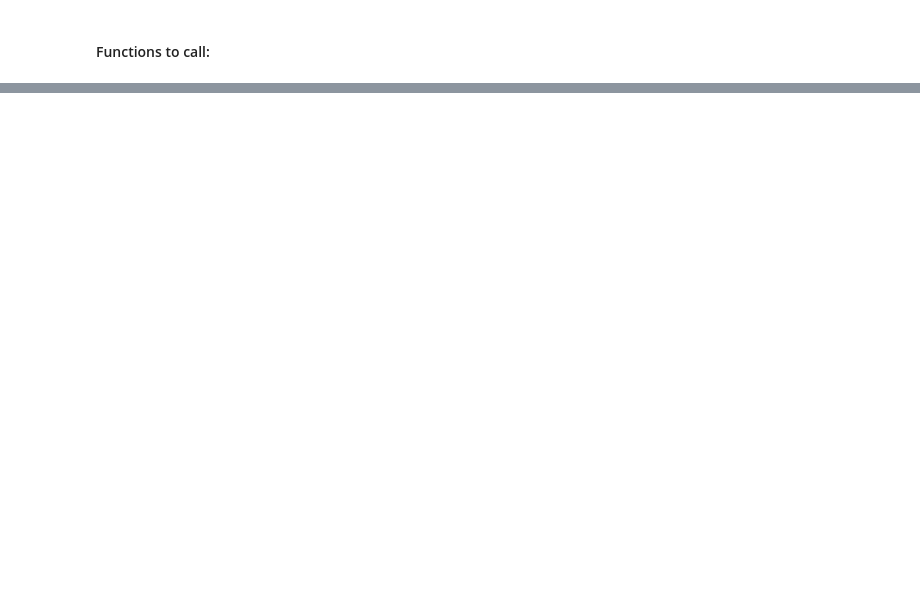
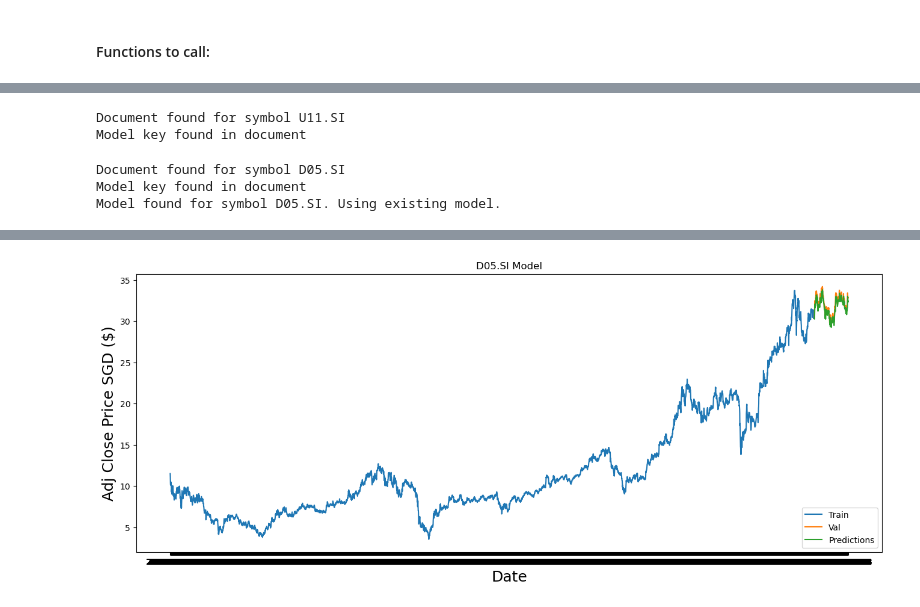
Before and after one commit to Darrel-Koh/Bulls-AI, a Jupyter notebook: mern/ML/modelTraining.ipynb, the cells around one changed output, grey strips where cells are left out. Drawn from its saved outputs; the diff is of its cells as text; code cells hidden in the pictures; blank space fills up the shorter version.

```diff
--- a/mern/ML/modelTraining.ipynb
+++ b/mern/ML/modelTraining.ipynb
@@ -109,0 +165,13 @@ train_size = int(len(weekly_data) * 0.8)
+# %%
+# Build the LSTM model
+model = Sequential()
+model.add(LSTM(50, return_sequences=True, input_shape=(x_train.shape[1], 1)))
+model.add(LSTM(50, return_sequences=False))
+model.add(Dense(25))
+model.add(Dense(1))
+
+# Compile the model
+model.compile(optimizer='adam', loss='mean_squared_error')
+
+# Train the model
+model.fit(x_train, y_train, batch_size=1, epochs=1)
@@ -163,10 +267,10 @@ def reshape_data(x_train):
 
 def build_and_train_model(x_train, y_train):
     model = Sequential()
-    model.add(RNN(LSTMCell(128), return_sequences=True, input_shape=(x_train.shape[1], 1)))
-    model.add(RNN(LSTMCell(64), return_sequences=False))
-    # model.add(LSTM(128, return_sequences=True, input_shape=(x_train.shape[1], 1)))
-    # model.add(LSTM(64, return_sequences=False))
+    # model.add(RNN(LSTMCell(128), return_sequences=True, input_shape=(x_train.shape[1], 1)))
+    # model.add(RNN(LSTMCell(64), return_sequences=False))
+    model.add(LSTM(128, return_sequences=True, input_shape=(x_train.shape[1], 1)))
+    model.add(LSTM(64, return_sequences=False))
     model.add(Dense(25))
     model.add(Dense(1))
     model.compile(optimizer='adam', loss='mean_squared_error')
@@ -215,7 +319,7 @@ def load_model_if_exists(model_path):
 def load_model_from_db(symbol):
     # Connect to MongoDB
     db = connect_to_db()
-    collection = db['ticker_data']
+    collection = db['models']
     doc = collection.find_one({'symbol': symbol})
 
     if doc is not None:
@@ -223,9 +327,11 @@ def load_model_from_db(symbol):
         if 'model' in doc:
             print("Model key found in document")
             binary_model = doc['model']
+            # Unpickle the binary model
+            model_data = pickle.loads(binary_model)
             # Write the binary model to a file
             with open('model.h5', 'wb') as f:
-                f.write(binary_model)
+                f.write(model_data)
             # Load the model from the file
             model = load_model('model.h5')
         else:
@@ -239,7 +345,7 @@ def load_model_from_db(symbol):
 
 def save_model_to_db(model, symbol):
     # Save the model to a file
-    model.save('model.h5')
+    # model.save('model.h5')
 
     # Read the model file and convert it to binary
     with open('model.h5', 'rb') as f:
@@ -258,7 +372,13 @@ data
+# %%
+# load the model from mongodb
+model = load_model_from_db(symbol)
+# %% [output]
+Document found for symbol U11.SI
+Model key found in document
 # %%
 def main():
-    symbol = "U11.SI"
-    model_path = f"models/{symbol}_model.h5"
+    symbol = "D05.SI"
+    # model_path = f"models/{symbol}_model.h5"
 
     # Use the new download_data function
     data = download_data(symbol)
@@ -272,7 +392,7 @@ def main():
         print(f"No model found for symbol {symbol}. Please train a model first.")
 
         # Create the training data
-        x_train, y_train = create_training_data(scaled_data, training_data_len, portion=0.1)
+        x_train, y_train = create_training_data(scaled_data, training_data_len)
         x_train = reshape_data(x_train)
 
         # Build and train the model
@@ -282,7 +402,7 @@ def main():
         save_model_to_db(model, symbol)
     else:
         print(f"Model found for symbol {symbol}. Using existing model.")
-        return
+        # return
 
     x_test, y_test = create_test_data(scaled_data, dataset, training_data_len)
     predictions = make_predictions(model, x_test, scaler)
@@ -290,3 +410,7 @@ def main():
 
 if __name__ == "__main__":
     main()
+# %% [output]
+Document found for symbol D05.SI
+Model key found in document
+Model found for symbol D05.SI. Using existing model.
@@ -292,0 +421 @@ if __name__ == "__main__":
+[figure, added]
```
Also changed, not shown: parts of 8 cells of this notebook.
